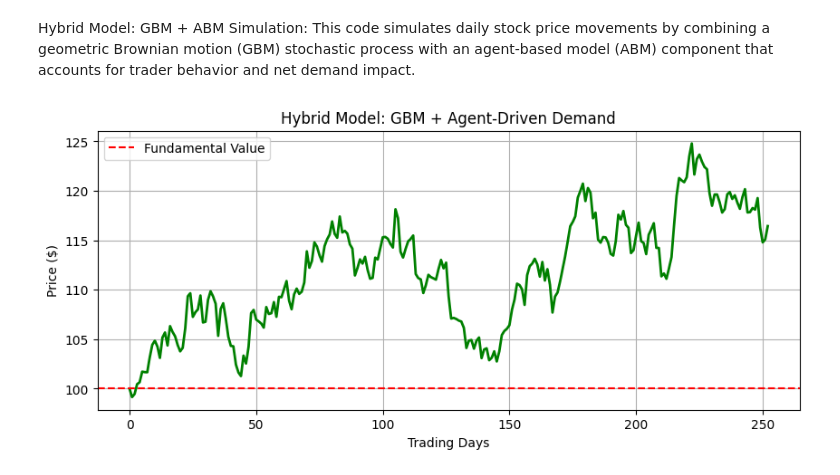
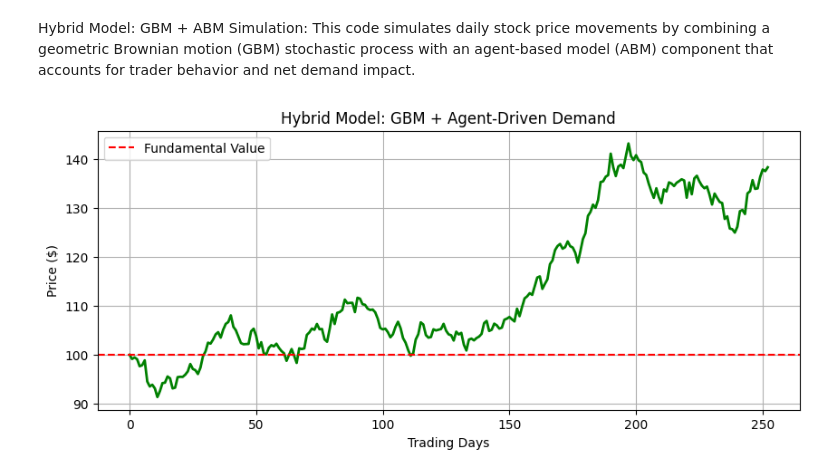
Before and after one commit to Vaibhavkkm/Financial-Market-Analysis, a Jupyter notebook: FinancialMarketAnalysis.ipynb, the cells around one changed output. Cells and saved outputs as stored; diff of their text form; code cells hidden in the pictures.

```diff
--- a/FinancialMarketAnalysis.ipynb
+++ b/FinancialMarketAnalysis.ipynb
@@ -165,21 +173,19 @@ This code simulates daily stock price movements by combining a geometric Brownia
 import numpy as np
 import matplotlib.pyplot as plt
 
-# ========================
 # Hybrid Model: GBM + ABM
-# ========================
 class Agent:
     def __init__(self, agent_type):
         self.type = agent_type  # 'fundamentalist', 'chartist', 'noise', 'contrarian', 'institutional'
-        self.wealth = 1000
+        self.wealth = 1000      # Initial wealth
 
     def decide_order(self, current_price, historical_prices):
         if self.type == 'fundamentalist':
             # Buy if under the fundamental value, sell if above.
             if current_price < 100:
-                return 'buy', np.random.randint(5, 10)
+                return 'buy', np.random.randint(5, 10)              # Buy more if undervalued
             else:
-                return 'sell', np.random.randint(5, 10)
+                return 'sell', np.random.randint(5, 10)             # Sell more if overvalued
 
         elif self.type == 'chartist':
             # Momentum strategy: if price is trending up, buy; if not, sell.
@@ -209,7 +215,7 @@ def simulate_hybrid(num_agents=200, days=252):
     # Define agent type probabilities:
     # Fundamentalist: 25%, Chartist: 25%, Noise: 30%, Contrarian: 10%, Institutional: 10%
     agent_types = ['fundamentalist', 'chartist', 'noise', 'contrarian', 'institutional']
-    probabilities = [0.40, 0.05, 0.30, 0.20, 0.05]
+    probabilities = [0.40, 0.05, 0.20, 0.20, 0.15]
 
     # Initialize agents with the new type probabilities
     agents = [Agent(np.random.choice(agent_types, p=probabilities))
@@ -229,48 +235,43 @@ def simulate_hybrid(num_agents=200, days=252):
     historical_prices = [price]
 
     for day in range(days):
-        # ========================
         # Stochastic (GBM) Component
-        # ========================
         drift = (mu - 0.5 * sigma**2) * dt
         shock = sigma * np.random.normal(0, np.sqrt(dt))
         stochastic_return = drift + shock
 
-        # ========================
         # Agent-Driven Component
-        # ========================
         buy_orders = 0
         sell_orders = 0
         for agent in agents:
             action, quantity = agent.decide_order(price, historical_prices)
             if action == 'buy':
                 buy_orders += quantity
             else:
                 sell_orders += quantity
 
-        net_demand = buy_orders - sell_orders
-        agent_impact = beta * (net_demand / total_shares)
+        net_demand = buy_orders - sell_orders               # Net demand
+        agent_impact = beta * (net_demand / total_shares)   # Agent-driven price impact, β=0.001 ensures agent impact remains small.
 
-        # ========================
+
         # Update Price
-        # ========================
-        price = price * (1 + stochastic_return + agent_impact)
-        historical_prices.append(price)
+        price = price * (1 + stochastic_return + agent_impact)  # Combine GBM and agent-driven impact
+        historical_prices.append(price)                         # Store the price
 
     return historical_prices
 
 # Simulate and plot
 np.random.seed(42)
 prices = simulate_hybrid()
 
 plt.figure(figsize=(10, 4))
 plt.plot(prices, color='green', linewidth=2)
 plt.title("Hybrid Model: GBM + Agent-Driven Demand")
 plt.xlabel("Trading Days")
 plt.ylabel("Price ($)")
 plt.grid(True)
 plt.axhline(100, linestyle='--', color='red', label='Fundamental Value')
 plt.legend()
 plt.show()
 # %% [output]
-[figure, old version]
+[figure, new version]
```
Also changed, not shown: parts of 3 cells of this notebook.
